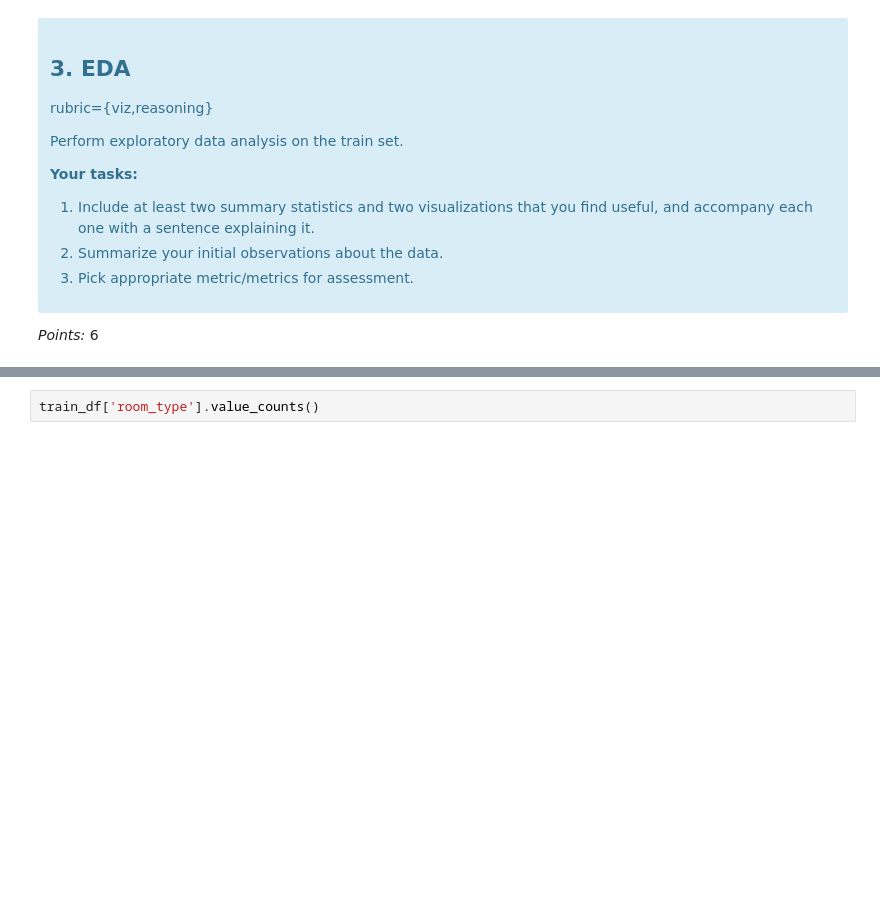
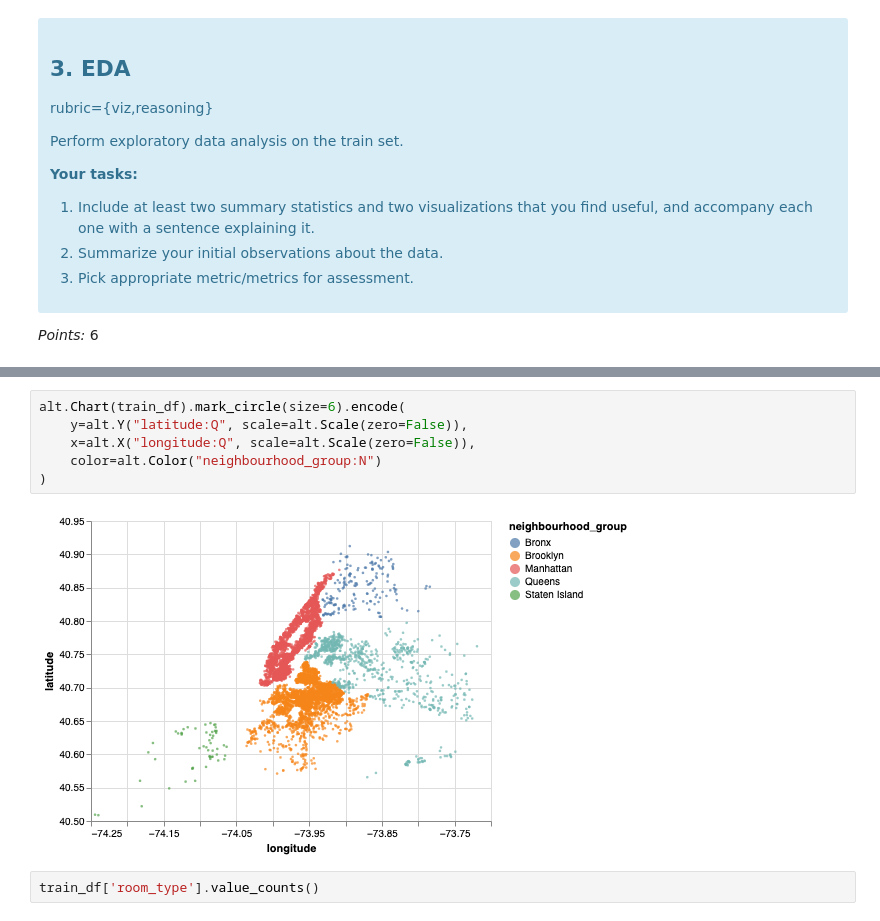
Before and after one commit to UBC-MDS/AirBNB_Luke_HanChen_573lab4, a Jupyter notebook: lab4-main.ipynb, the cells around one changed output, grey strips where cells are left out. Drawn from its saved outputs; the diff is of its cells as text; blank space fills up the shorter version.

```diff
--- a/lab4-main.ipynb
+++ b/lab4-main.ipynb
@@ -280,3 +275,11 @@ alt.Chart(train_df, title="Number of Airbnb listings in neighbourhoods of New Yo
+# %%
+alt.Chart(train_df).mark_circle(size=6).encode(
+    y=alt.Y("latitude:Q", scale=alt.Scale(zero=False)),
+    x=alt.X("longitude:Q", scale=alt.Scale(zero=False)),
+    color=alt.Color("neighbourhood_group:N")
+)
+# %% [output]
+[figure, added]
 # %%
 train_df['room_type'].value_counts()
 # %% [output]
```
Also changed, not shown: parts of 27 cells of this notebook.
